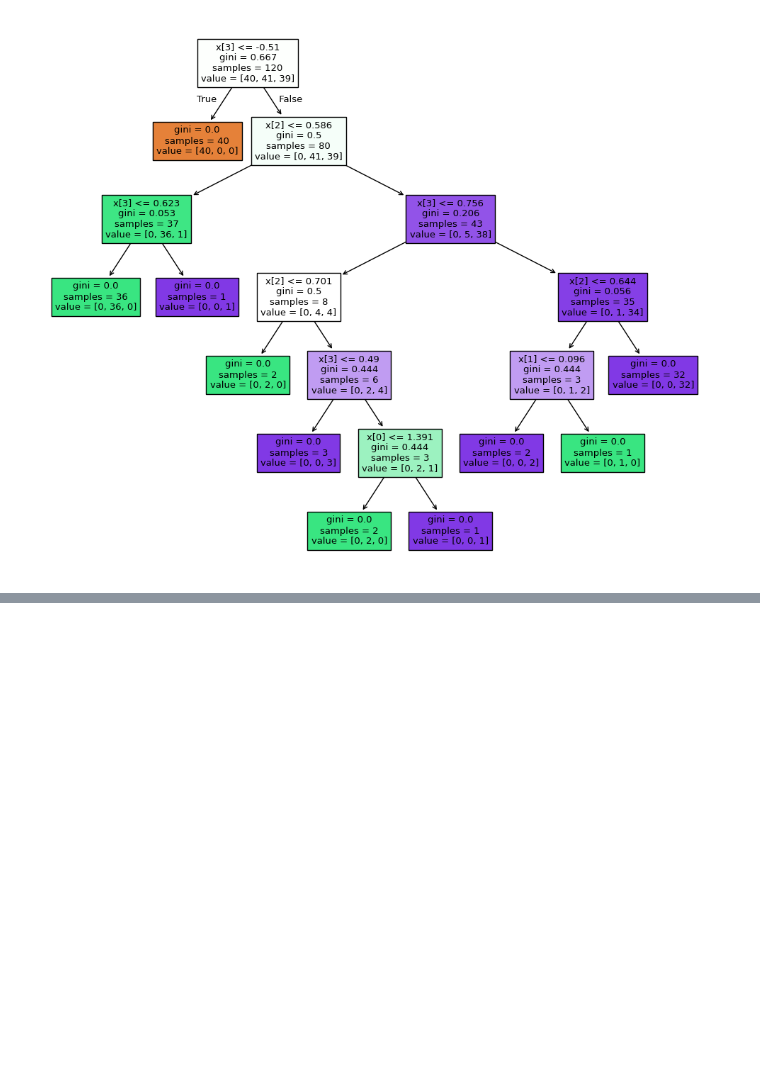
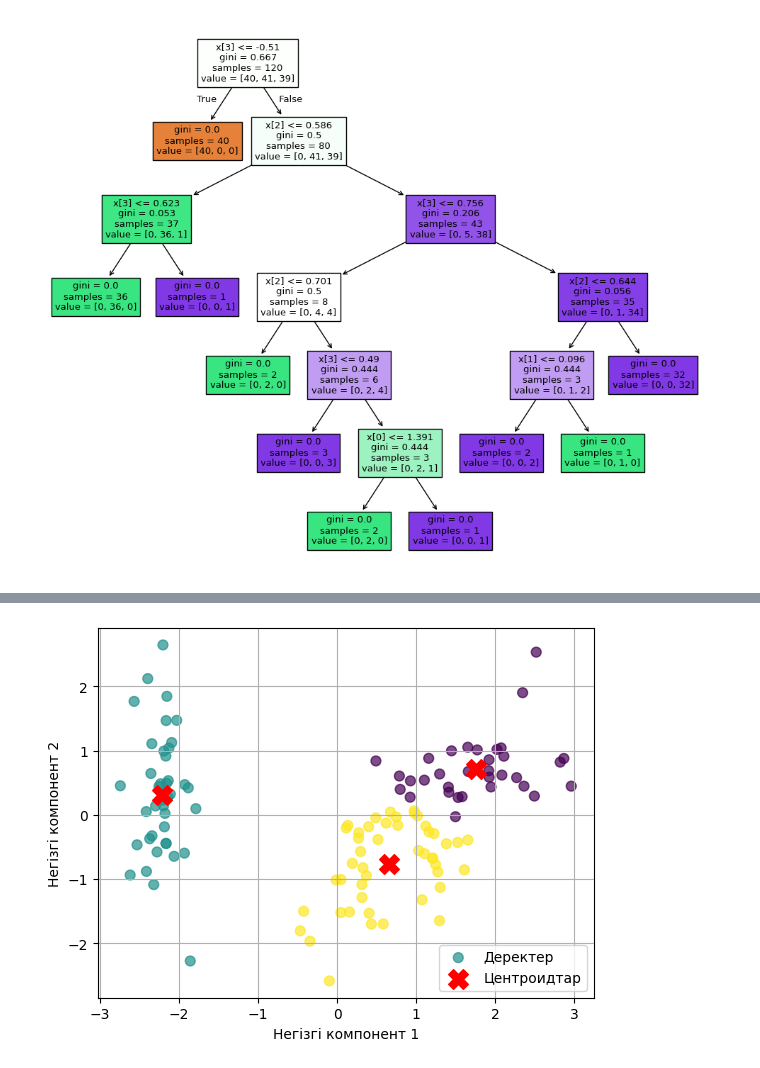
Before and after one commit to ZED-or-ZERO/Notes-on-ML-Courses., a Jupyter notebook: ML Course from ItechResearch/Lecture Tasks/Lecture_9.ipynb, the cells around one changed output, grey strips where cells are left out. Cells and saved outputs as stored; diff of their text form; code cells hidden in the pictures; blank space fills up the shorter version.

```diff
--- a/ML Course from ItechResearch/Lecture Tasks/Lecture_9.ipynb
+++ b/ML Course from ItechResearch/Lecture Tasks/Lecture_9.ipynb
@@ -476,0 +513,14 @@ Accuracy Test: 0.9666666666666667
+# %%
+scaler = StandardScaler()
+
+X_train_scaled = scaler.fit_transform(X_train)
+X_test_scaled = scaler.transform(X_test)
+# %%
+from sklearn.cluster import KMeans
+
+kmeans = KMeans(n_clusters = 3, n_init = 10, random_state=42).fit(X_train_scaled)
+
+labels = kmeans.labels_
+centers_4d = kmeans.cluster_centers_
+print(labels)
+print(centers_4d)
@@ -476,0 +535,18 @@ Accuracy Test: 0.9666666666666667
+# %%
+from sklearn.decomposition import PCA
+
+clusters = kmeans.fit_predict(X_train_scaled)
+
+pca = PCA(n_components=2)
+X_pca = pca.fit_transform(X_train_scaled)
+centers_pca = pca.transform(centers_4d)
+
+plt.scatter(X_pca[:, 0], X_pca[:, 1], c=clusters, cmap='viridis', s=50, alpha=0.7, label='Деректер')
+plt.scatter(centers_pca[:, 0], centers_pca[:, 1], c='red', marker='X', s=200, label='Центроидтар')
+plt.xlabel('Негізгі компонент 1')
+plt.ylabel('Негізгі компонент 2')
+plt.legend()
+plt.grid(True)
+plt.show()
+# %% [output]
+[figure, added]
```
Also changed, not shown: parts of 6 cells of this notebook, 3 other files.
